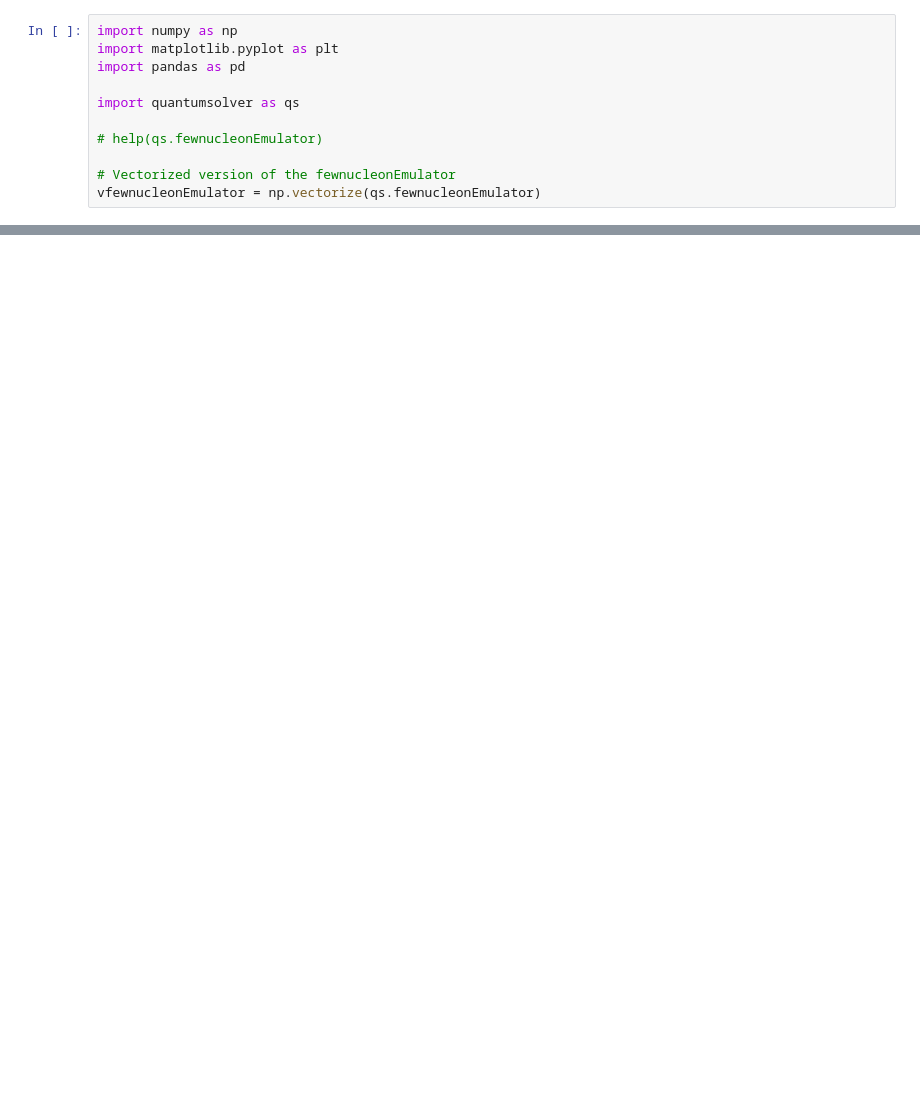
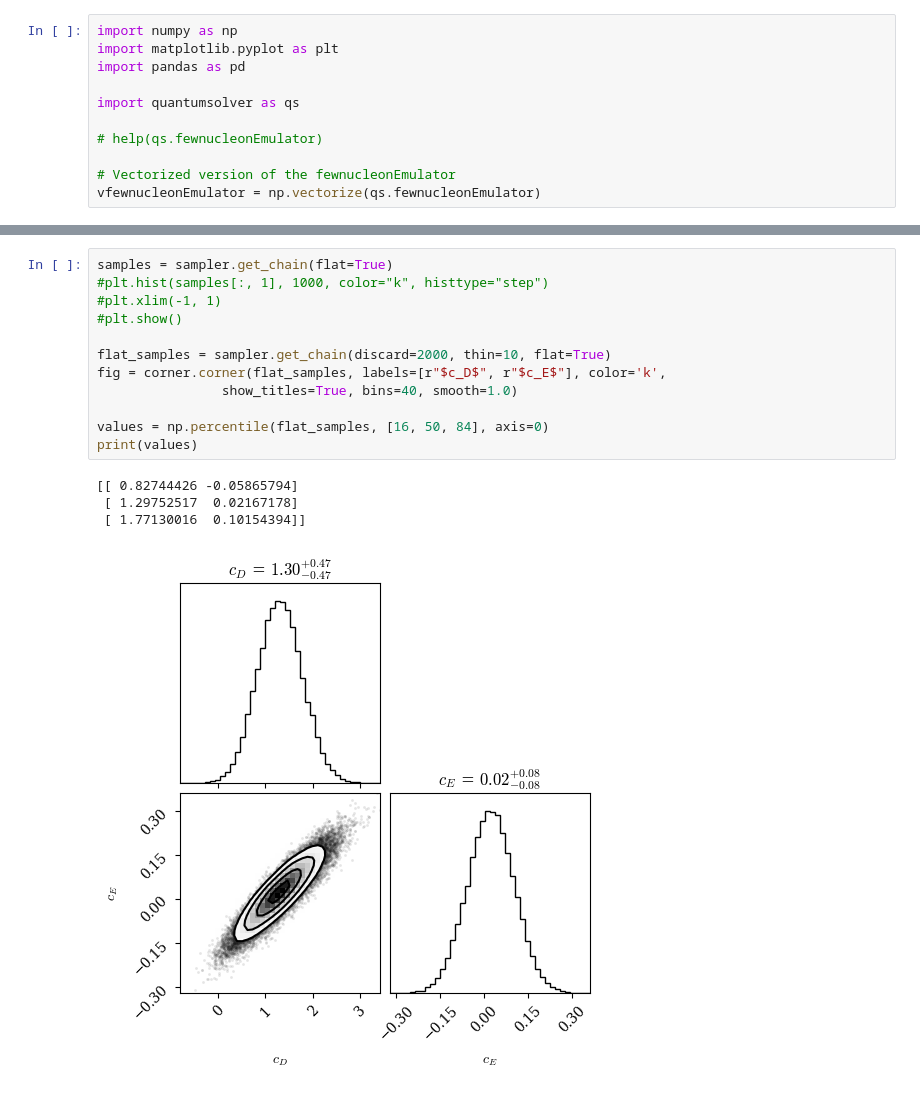
Before and after one commit to stommen/tif285, a Jupyter notebook: hand-ins/pub/Projects/Project1/project1_JHOS.ipynb, the cells around one changed output, grey strips where cells are left out. Saved outputs shown, nothing was run; the diff lists cells and outputs as text; blank space fills up the shorter version.

```diff
--- a/hand-ins/pub/Projects/Project1/project1_JHOS.ipynb
+++ b/hand-ins/pub/Projects/Project1/project1_JHOS.ipynb
@@ -161,0 +154,17 @@ y = log_likelihood(cD, cE, 1)
+# %%
+samples = sampler.get_chain(flat=True)
+#plt.hist(samples[:, 1], 1000, color="k", histtype="step")
+#plt.xlim(-1, 1)
+#plt.show()
+
+flat_samples = sampler.get_chain(discard=2000, thin=10, flat=True)
+fig = corner.corner(flat_samples, labels=[r"$c_D$", r"$c_E$"], color='k',
+                show_titles=True, bins=40, smooth=1.0)
+
+values = np.percentile(flat_samples, [16, 50, 84], axis=0)
+print(values)
+# %% [output]
+[[ 0.82744426 -0.05865794]
+ [ 1.29752517  0.02167178]
+ [ 1.77130016  0.10154394]]
+[figure, added]
```
Also changed, not shown: parts of 3 cells of this notebook.
